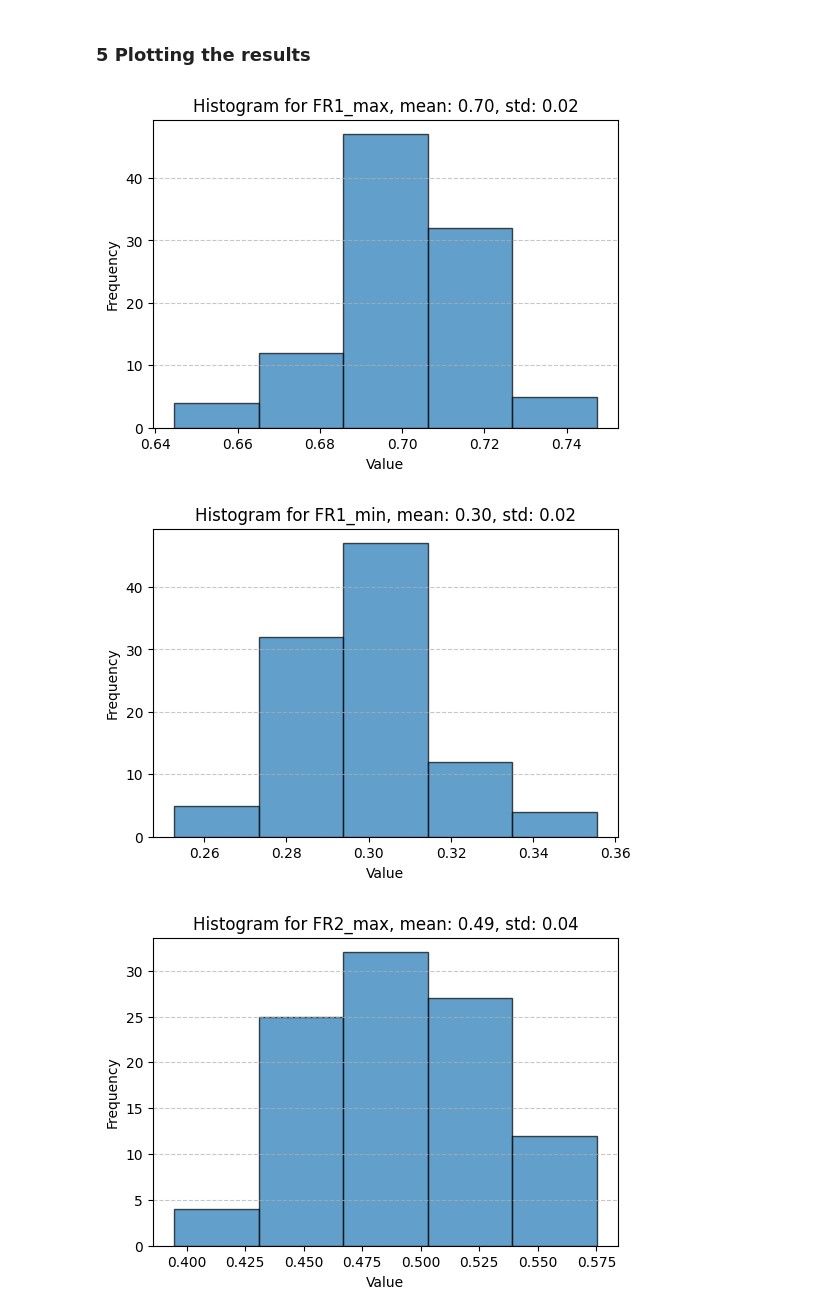
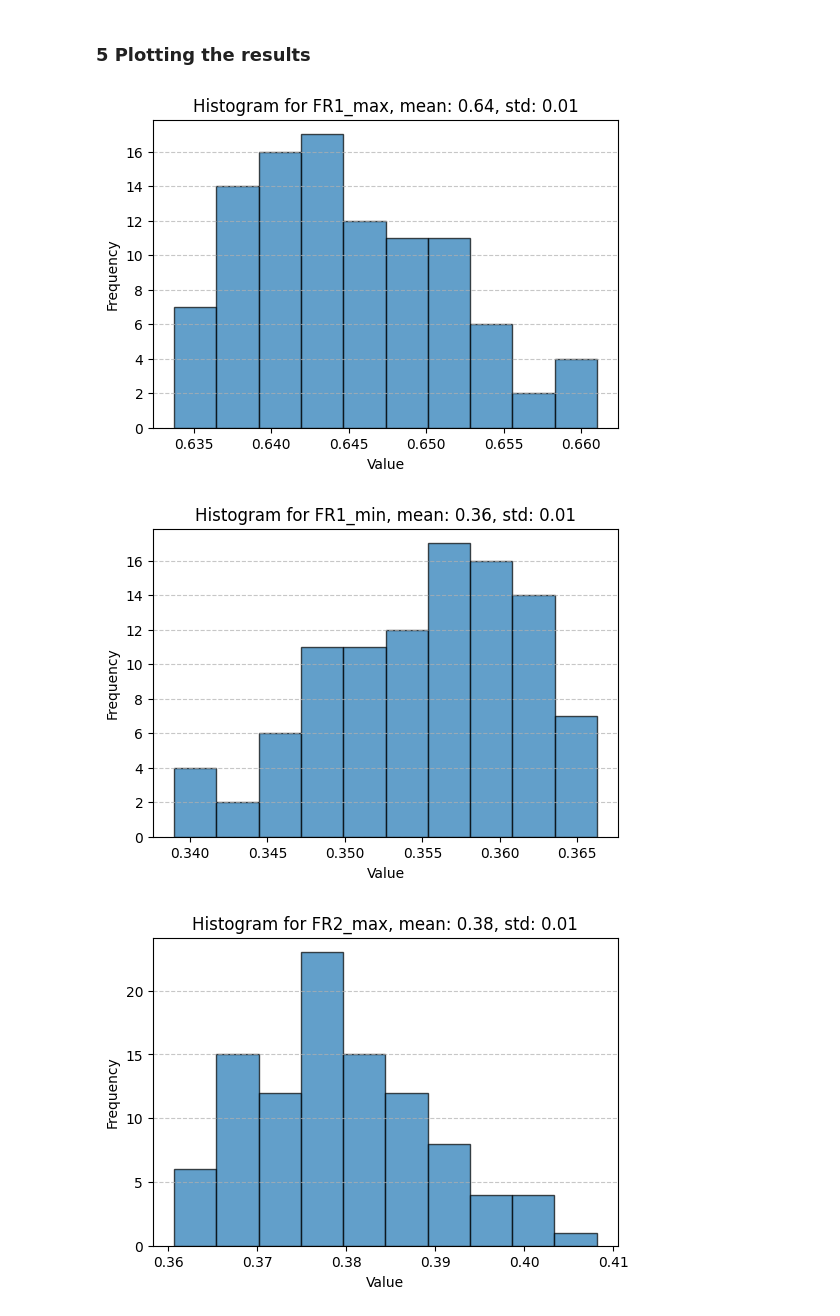
Before and after one commit to wredsen/fmugym, a Jupyter notebook: examples/geom_tolerance_source.ipynb, the cells around one changed output. Cells and saved outputs as stored; diff of their text form; code cells hidden in the pictures.

```diff
--- a/examples/geom_tolerance_source.ipynb
+++ b/examples/geom_tolerance_source.ipynb
@@ -45,7 +45,7 @@ class FMUEnv(FMUGym):
         for inp_name in self.input_dict:
             noise_mean = self.input_noise[inp_name].low[0]
             noise_std = self.input_noise[inp_name].high[0]
-            noise = np.random.normal(noise_mean, noise_std, 1)[0] # if normally distributed noise, implement custom sampling here
+            noise = abs(np.random.normal(noise_mean, noise_std, 1)[0]) # if normally distributed noise, implement custom sampling here
             input_noise.append(noise)
         return np.array(input_noise)
 
@@ -229,6 +229,6 @@ outputs:  {'FR1_max': 36, 'FR1_min': 37, 'FR2_max': 41, 'FR2_min': 42}
 # %%
 # Nominal simulation
-nominal_inputs = np.array([0.1, 0.1, 0.1, 0.1, 0.1, 0.1, 0.2])
+nominal_inputs = np.array([0.1, 0.2, 0.1, 0.1, 0.1, 0.1, 0.2])
 dummyEnv_no_noise.reset()
 observation, reward, terminated, truncated, info = dummyEnv_no_noise.step(nominal_inputs)
 print("FR1_max: ", observation["observation"][0])
@@ -262,13 +262,13 @@ act_collection = np.array(act_collection)
 # %%
 for k in range(len(dummyEnv.output_dict)):
     plt.figure(figsize=(6, 4))
-    plt.hist(obs_collection[:, k], bins=5, edgecolor='black', alpha=0.7)
+    plt.hist(obs_collection[:, k], bins=10, edgecolor='black', alpha=0.7)
     plt.xlabel("Value")
     plt.ylabel("Frequency")
     plt.title(f"Histogram for {list(dummyEnv.output_dict.keys())[k]}, mean: {np.mean(obs_collection[:, k]):.2f}, std: {np.std(obs_collection[:, k]):.2f}")
     plt.grid(axis='y', linestyle='--', alpha=0.7)
     plt.show()
 # %% [output]
-[figure, old version]
+[figure, new version]
-[figure, old version]
+[figure, new version]
-[figure, old version]
+[figure, new version]
```
Also changed, not shown: parts of 3 cells of this notebook, 2 other files.
